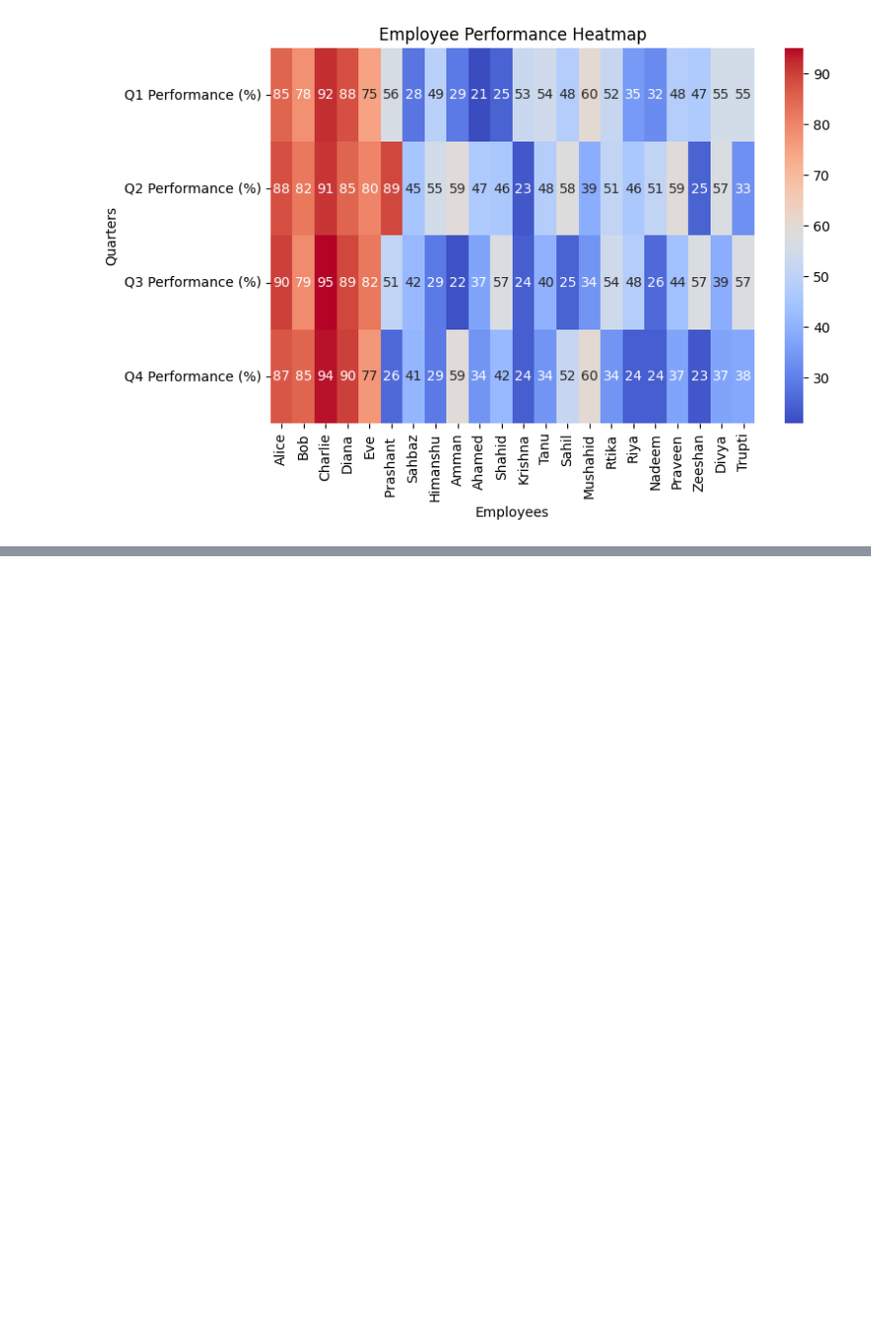
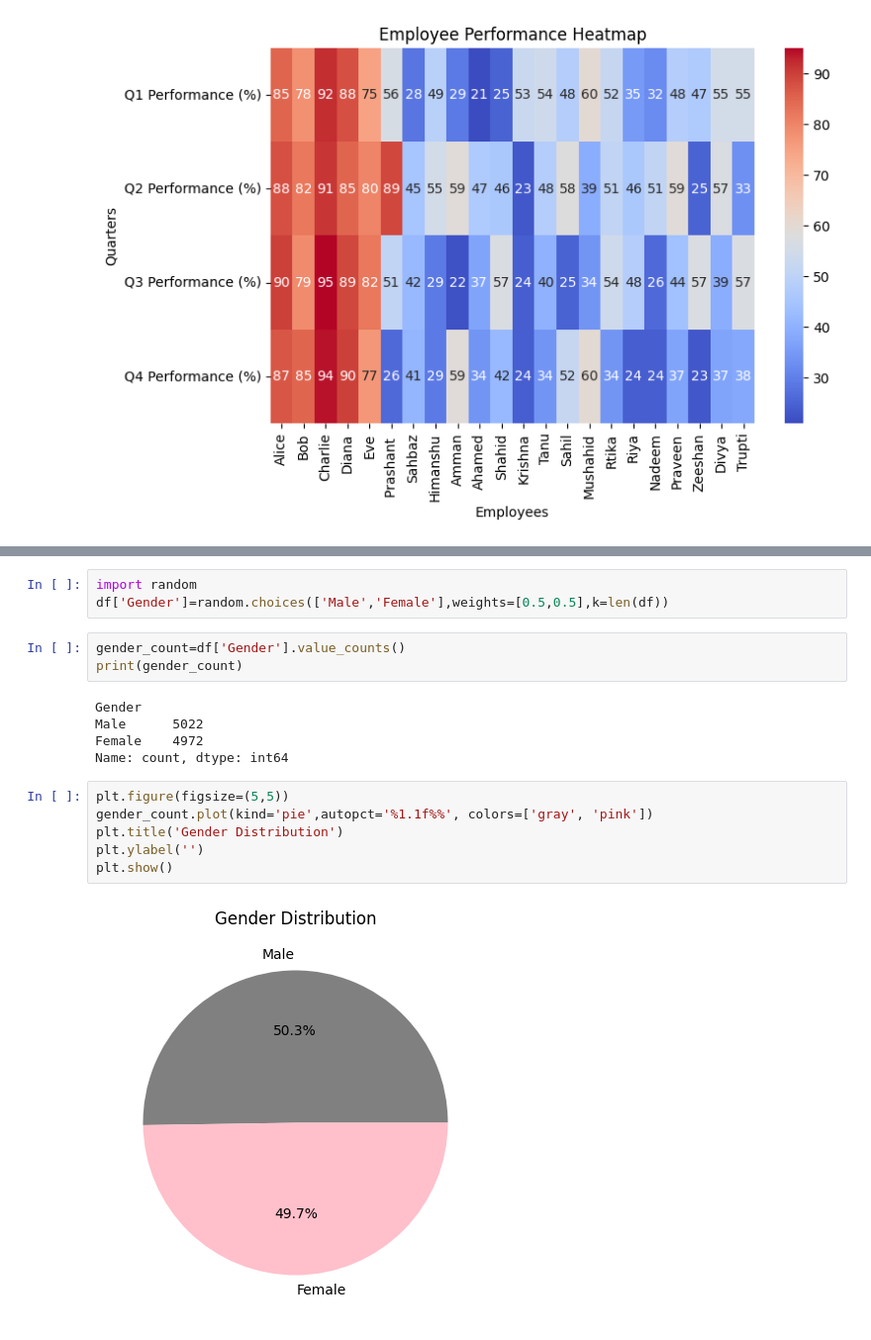
Before and after one commit to Phenomenals619/Data-Analyst, a Jupyter notebook: Lecture7.ipynb, the cells around one changed output, grey strips where cells are left out. Shown at 99% size. Drawn from its saved outputs; the diff is of its cells as text; blank space fills up the shorter version.

```diff
--- a/Lecture7.ipynb
+++ b/Lecture7.ipynb
@@ -164,0 +267,19 @@ plt.show()
+# %%
+import random
+df['Gender']=random.choices(['Male','Female'],weights=[0.5,0.5],k=len(df))
+# %%
+gender_count=df['Gender'].value_counts()
+print(gender_count)
+# %% [output]
+Gender
+Male      5022
+Female    4972
+Name: count, dtype: int64
+# %%
+plt.figure(figsize=(5,5))
+gender_count.plot(kind='pie',autopct='%1.1f%%', colors=['gray', 'pink'])
+plt.title('Gender Distribution')
+plt.ylabel('')
+plt.show()
+# %% [output]
+[figure, added]
```
Also changed, not shown: parts of 8 cells of this notebook, 1 other file.
